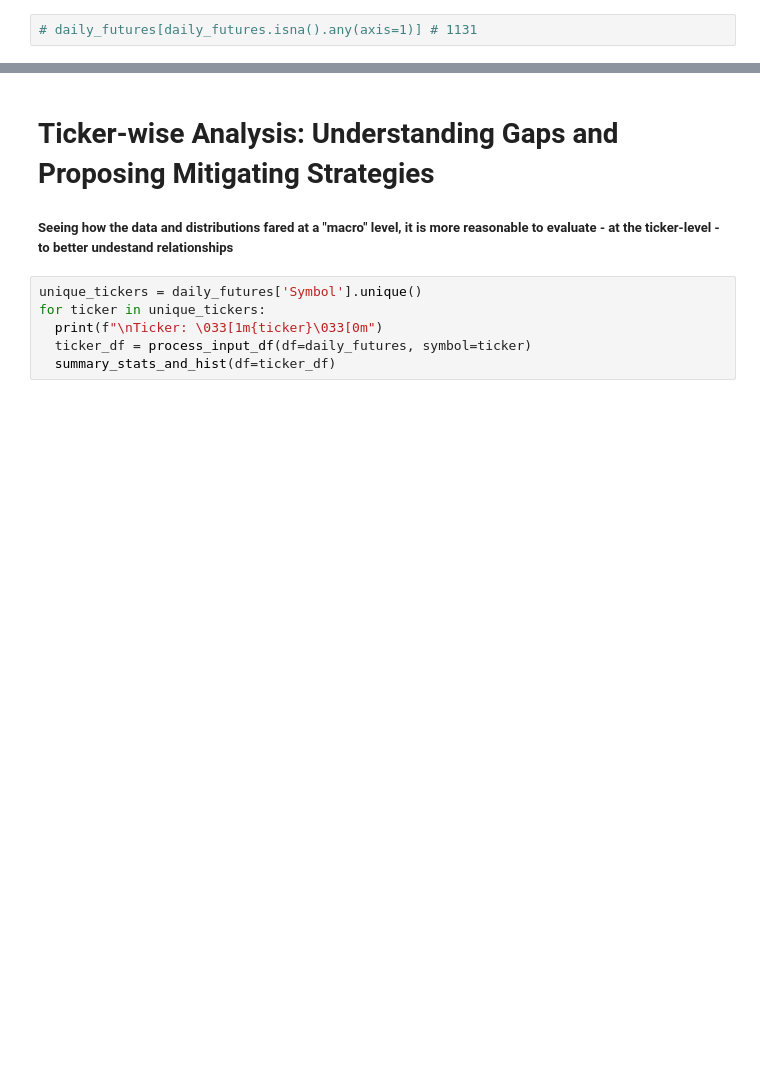
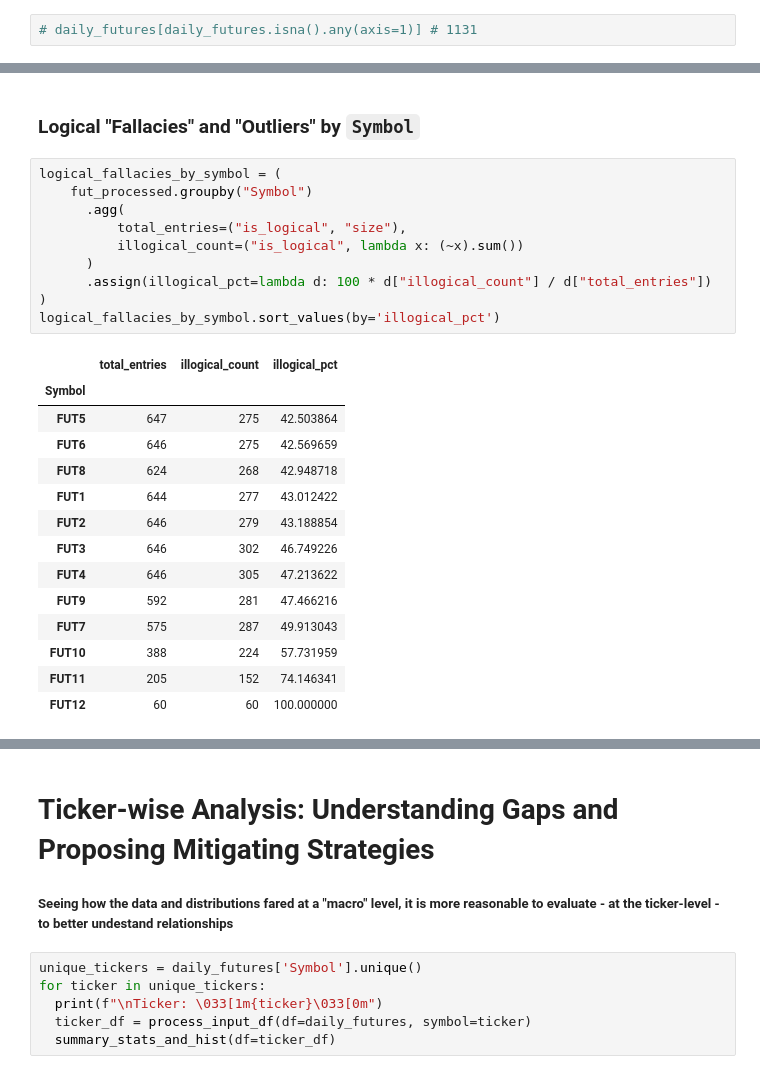
Before and after one commit to shrimant100/Nascent, a Jupyter notebook: notebooks/tasks.ipynb, the cells around one changed output, grey strips where cells are left out. Drawn from its saved outputs; the diff is of its cells as text; blank space fills up the shorter version.

```diff
--- a/notebooks/tasks.ipynb
+++ b/notebooks/tasks.ipynb
@@ -1093,0 +1086,27 @@ Processed df for Symbol: FUT12
+# %% [markdown]
+### Logical "Fallacies" and "Outliers" by `Symbol`
+# %%
+logical_fallacies_by_symbol = (
+    fut_processed.groupby("Symbol")
+      .agg(
+          total_entries=("is_logical", "size"),
+          illogical_count=("is_logical", lambda x: (~x).sum())
+      )
+      .assign(illogical_pct=lambda d: 100 * d["illogical_count"] / d["total_entries"])
+)
+logical_fallacies_by_symbol.sort_values(by='illogical_pct')
+# %% [output]
+|  | total_entries | illogical_count | illogical_pct |
+| Symbol |  |  |  |
+| FUT5 | 647 | 275 | 42.503864 |
+| FUT6 | 646 | 275 | 42.569659 |
+| FUT8 | 624 | 268 | 42.948718 |
+| FUT1 | 644 | 277 | 43.012422 |
+| FUT2 | 646 | 279 | 43.188854 |
+| FUT3 | 646 | 302 | 46.749226 |
+| FUT4 | 646 | 305 | 47.213622 |
+| FUT9 | 592 | 281 | 47.466216 |
+| FUT7 | 575 | 287 | 49.913043 |
+| FUT10 | 388 | 224 | 57.731959 |
+| FUT11 | 205 | 152 | 74.146341 |
+| FUT12 | 60 | 60 | 100.000000 |
```
Also changed, not shown: parts of 17 cells of this notebook, 2 other files.
